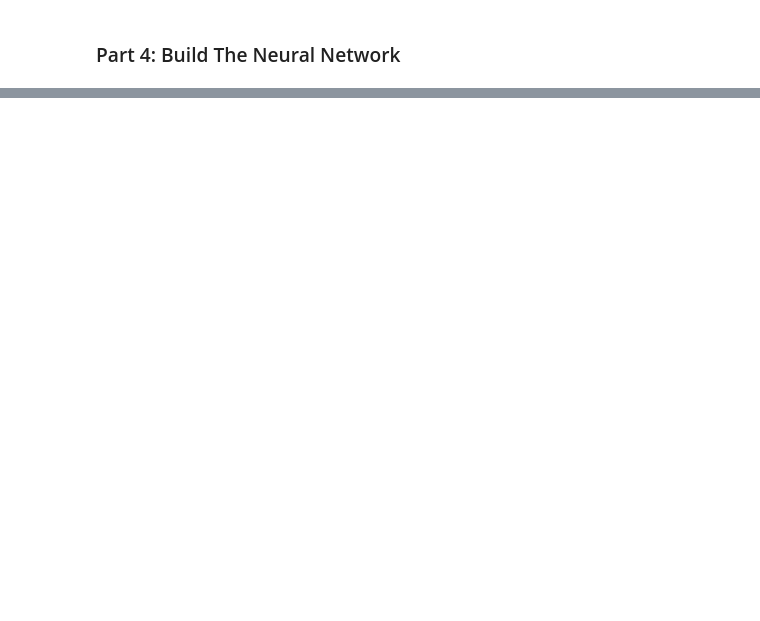
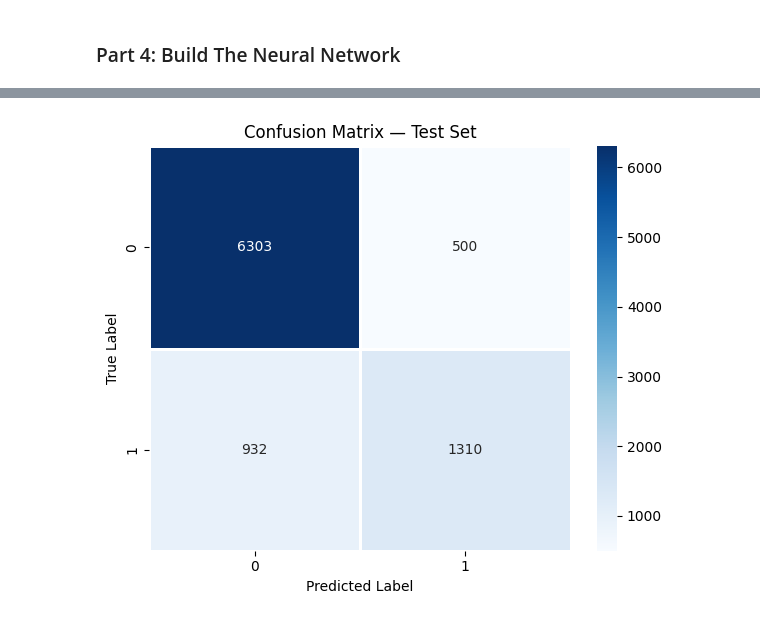
Before and after one commit to isuchan/logicmojo-ai-ml, a Jupyter notebook: 20_pytorch_loss_optimization_training/pytorch_assignment_1.ipynb, the cells around one changed output, grey strips where cells are left out. Cells and saved outputs as stored; diff of their text form; code cells hidden in the pictures; blank space fills up the shorter version.

```diff
--- a/20_pytorch_loss_optimization_training/pytorch_assignment_1.ipynb
+++ b/20_pytorch_loss_optimization_training/pytorch_assignment_1.ipynb
@@ -284,0 +483,23 @@ y_train_t : torch.Size([36177]) dtype=torch.int64  ← must be long for CrossEnt
+# %%
+# ── Confusion Matrix ──────────────────────────────────────────────────────────
+# Shows WHICH classes the model confuses with each other.
+#
+# How to read it:
+#   Each ROW = the true class
+#   Each COLUMN = what the model predicted
+#   Diagonal = correct predictions (want these to be large)
+#   Off-diagonal = errors (want these to be 0)
+
+cm = confusion_matrix(y_test, predictions_np)
+
+plt.figure(figsize=(6, 5))
+sns.heatmap(cm, annot=True, fmt='d', cmap='Blues',
+            xticklabels=CLASS_NAMES, yticklabels=CLASS_NAMES,
+            linewidths=1, linecolor='white')
+plt.title('Confusion Matrix — Test Set')
+plt.ylabel('True Label')
+plt.xlabel('Predicted Label')
+plt.tight_layout()
+plt.show()
+# %% [output]
+[figure, added]
```
Also changed, not shown: parts of 9 cells of this notebook.
